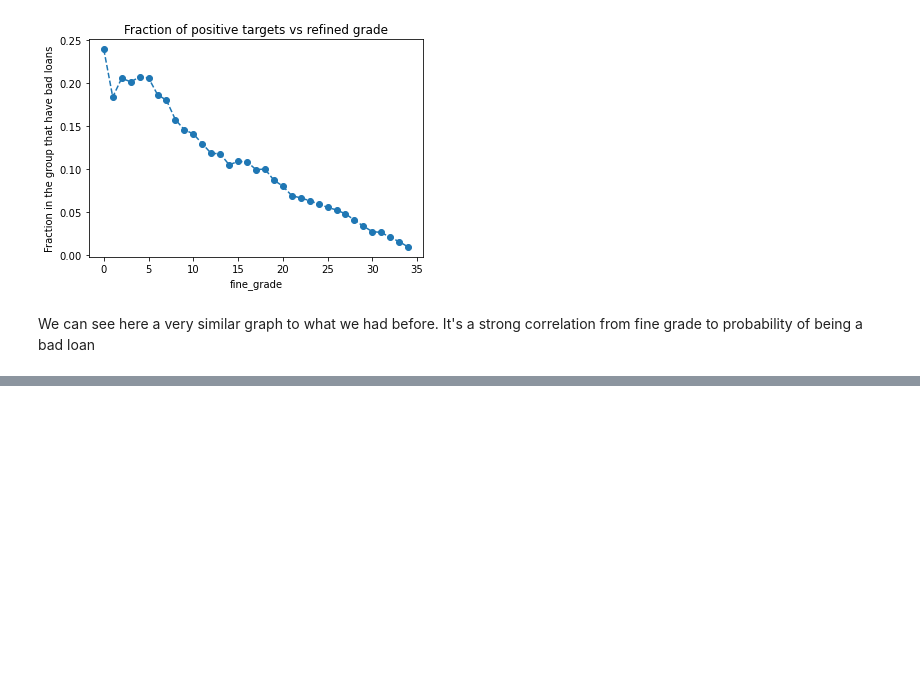
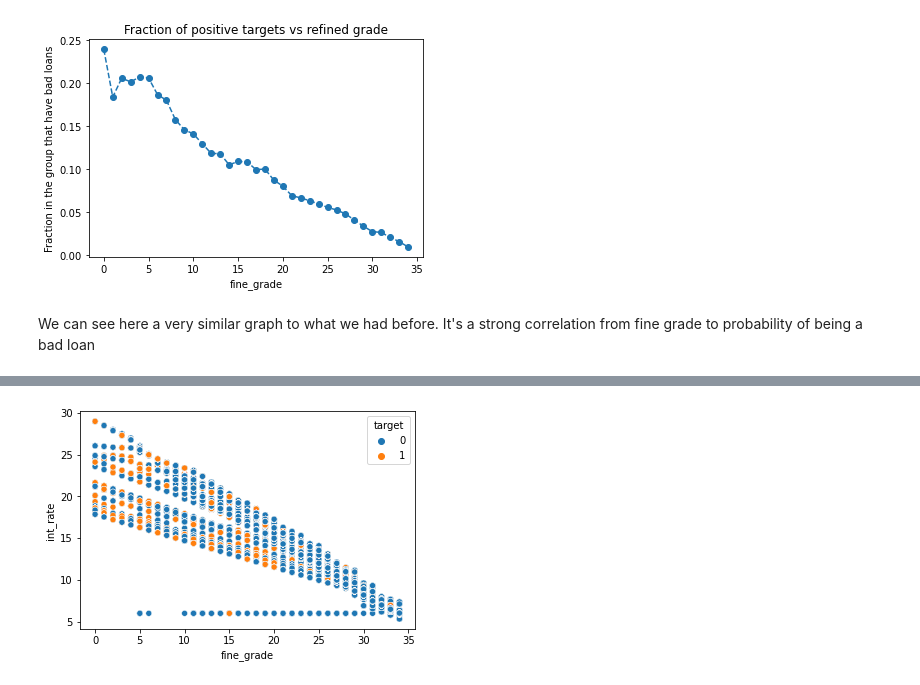
Before and after one commit to ronsperber/Lending-Club, a Jupyter notebook: lending_club.ipynb, the cells around one changed output, grey strips where cells are left out. Saved outputs shown, nothing was run; the diff lists cells and outputs as text; code cells hidden in the pictures; blank space fills up the shorter version.

Commit message:
additional scatterplot in EDA

```diff
--- a/lending_club.ipynb
+++ b/lending_club.ipynb
@@ -1503,0 +1519,5 @@ We can see here a very similar graph to what we had before. It's a strong correl
+# %%
+sns.scatterplot(data=X,x="fine_grade",y="int_rate",hue="target")
+plt.show()
+# %% [output]
+[figure, added]
```
Also changed, not shown: parts of 1 cell of this notebook.
